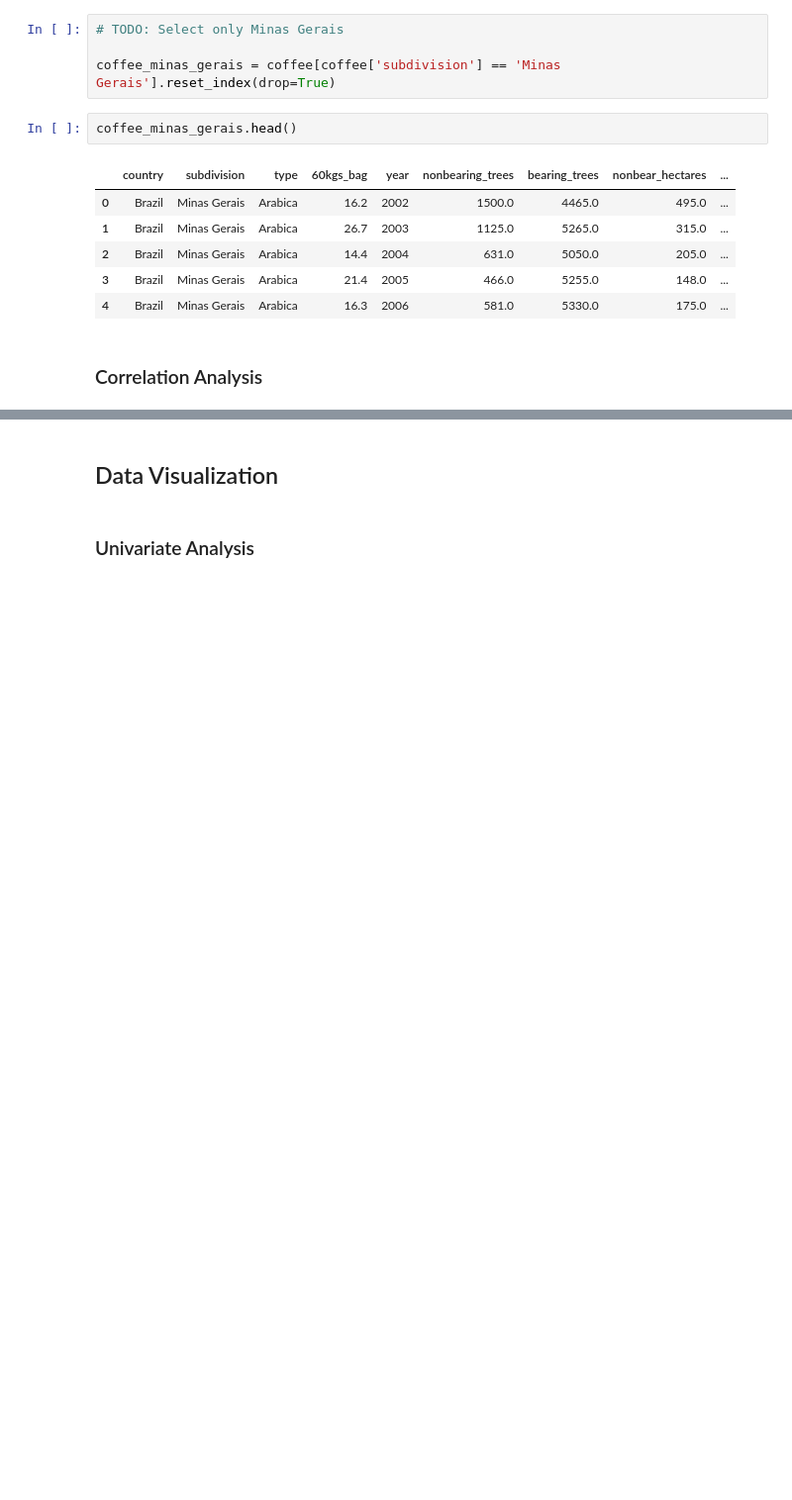
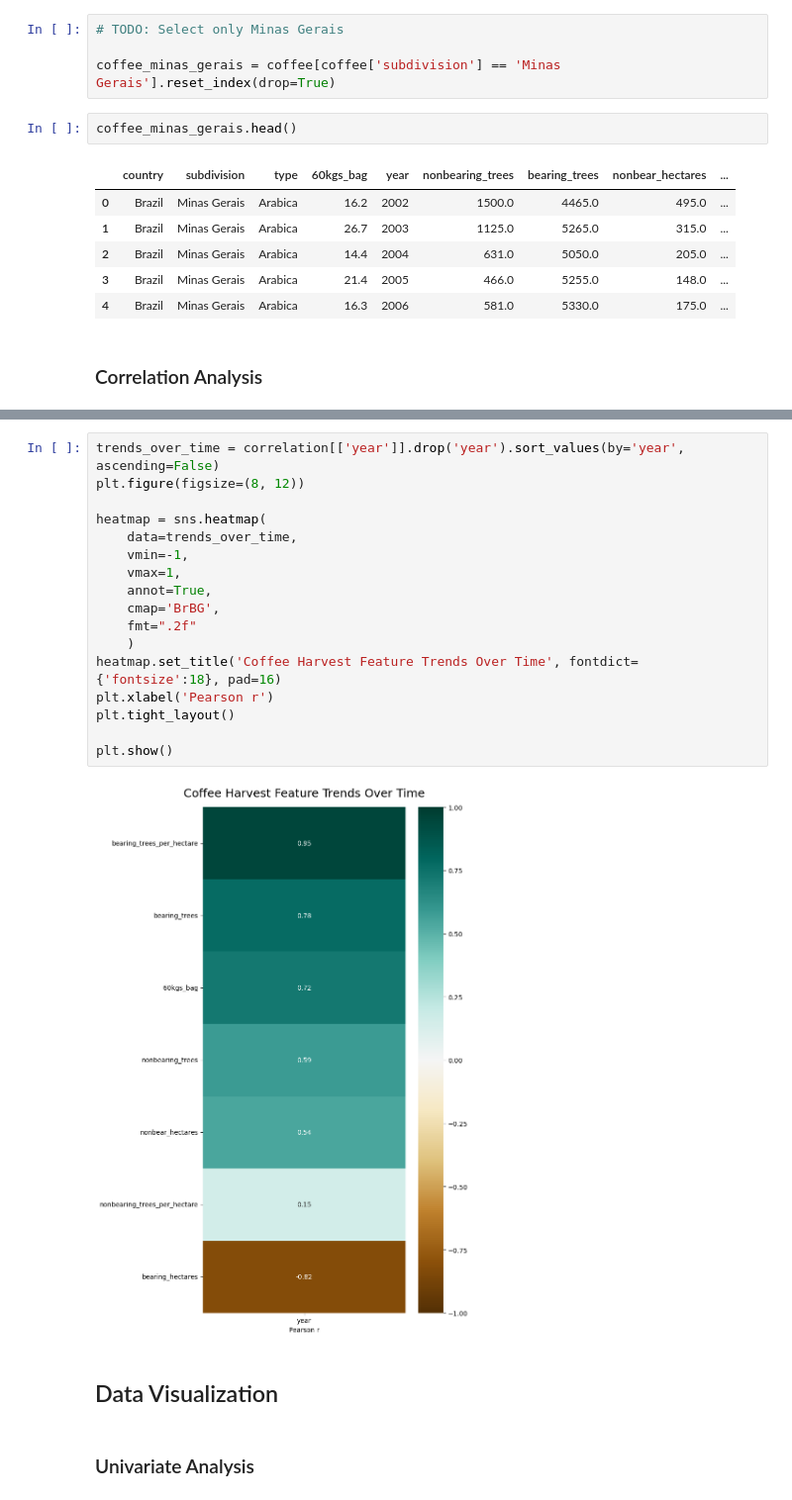
Before and after one commit to imwaymaran/eda-coffee-plantations, a Jupyter notebook: notebooks/explore_coffee.ipynb, the cells around one changed output, grey strips where cells are left out. Shown at 99% size. Cells and saved outputs as stored; diff of their text form; blank space fills up the shorter version.

```diff
--- a/notebooks/explore_coffee.ipynb
+++ b/notebooks/explore_coffee.ipynb
@@ -103,3 +125,22 @@ plt.show()
+# %%
+trends_over_time = correlation[['year']].drop('year').sort_values(by='year', ascending=False)
+plt.figure(figsize=(8, 12))
+
+heatmap = sns.heatmap(
+    data=trends_over_time,
+    vmin=-1,
+    vmax=1,
+    annot=True,
+    cmap='BrBG',
+    fmt=".2f"
+    )
+heatmap.set_title('Coffee Harvest Feature Trends Over Time', fontdict={'fontsize':18}, pad=16)
+plt.xlabel('Pearson r')
+plt.tight_layout()
+
+plt.show()
+# %% [output]
+[figure, added]
 # %% [markdown]
 ## Data Visualization
 # %% [markdown]
```
Also changed, not shown: parts of 22 cells of this notebook.
